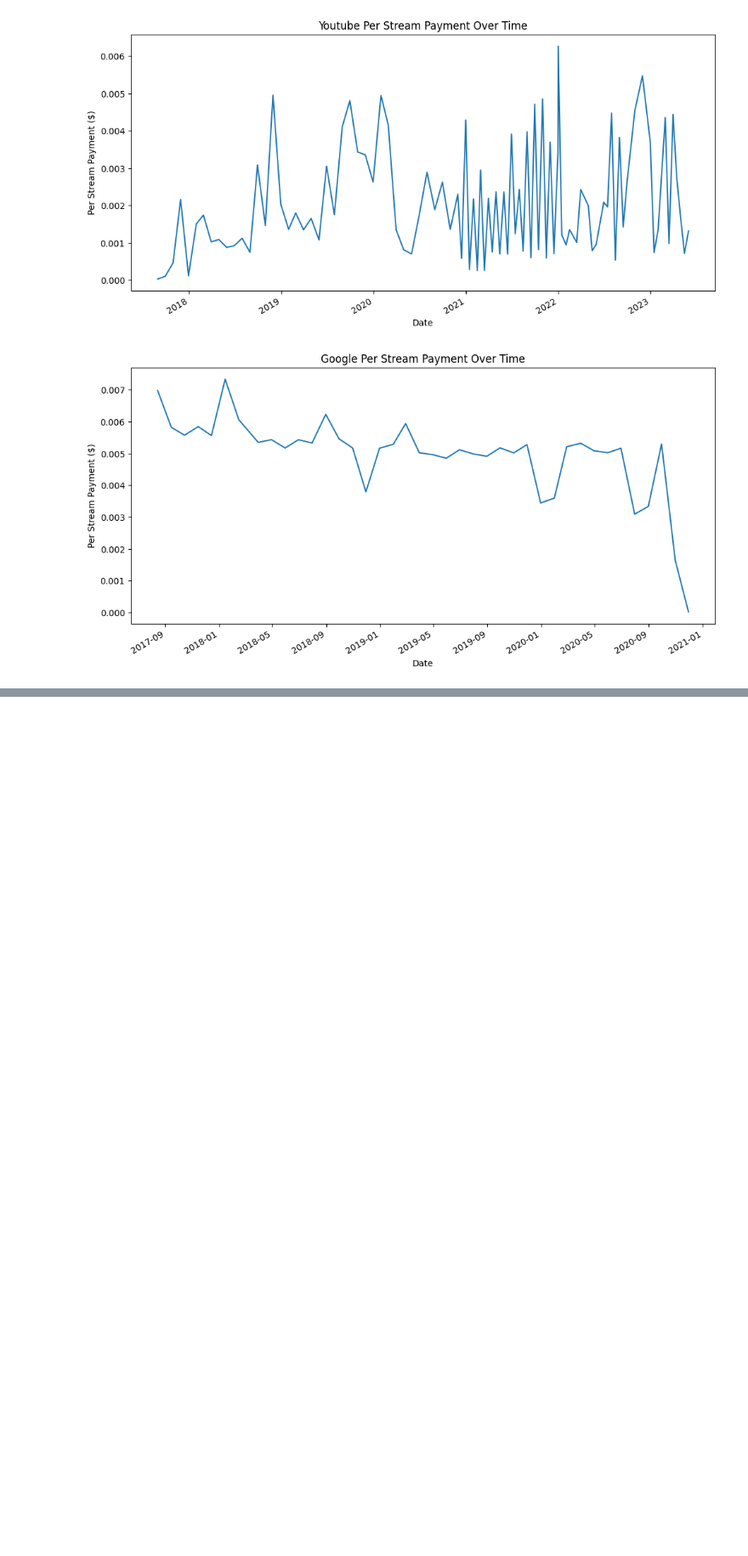
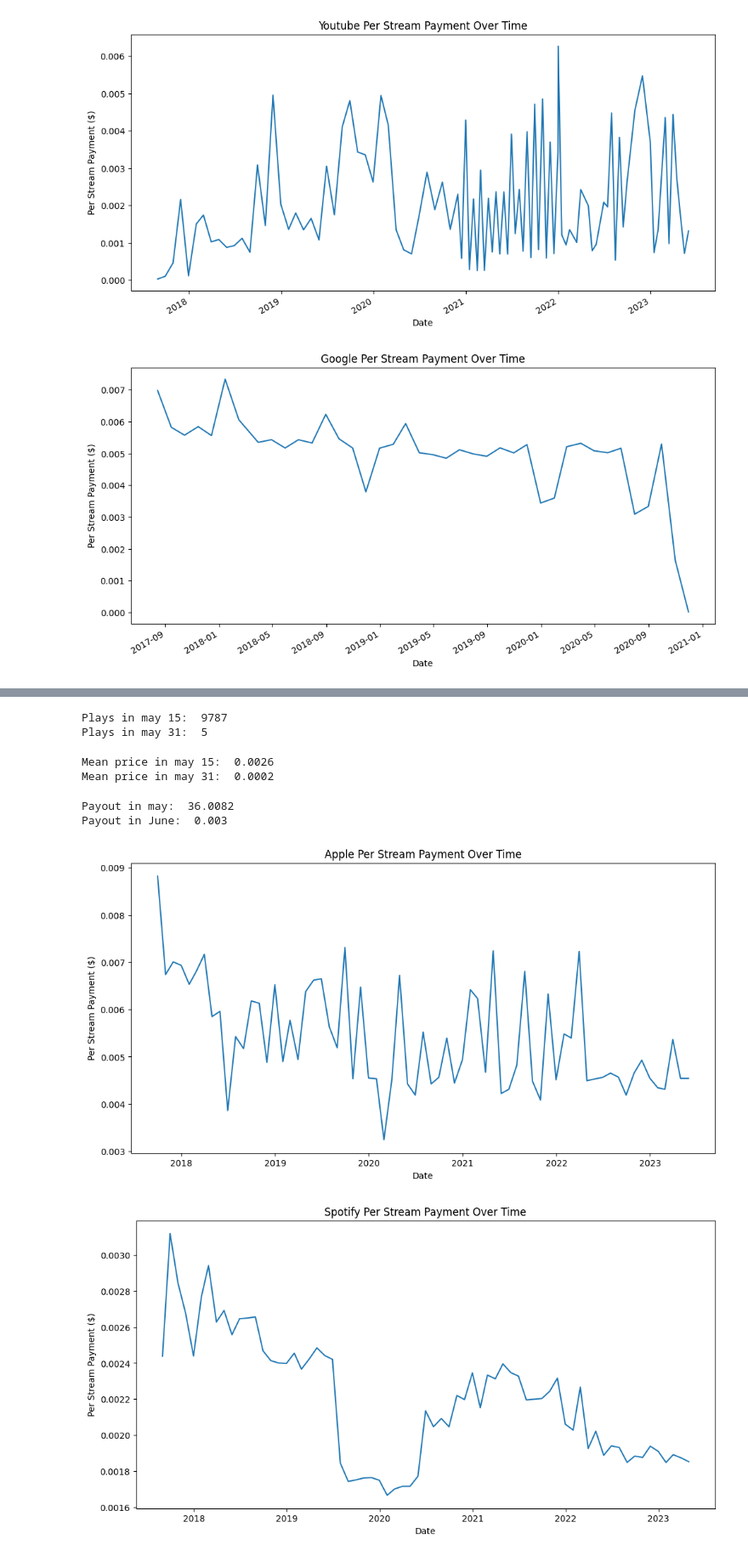
Before and after one commit to nolaneley/analysis_my_streaming_royalties, a Jupyter notebook: EDA.ipynb, the cells around one changed output, grey strips where cells are left out. Shown: that part at 85% size. Drawn from its saved outputs; the diff is of its cells as text; code cells hidden in the pictures; blank space fills up the shorter version.

```diff
--- a/EDA.ipynb
+++ b/EDA.ipynb
@@ -117,0 +146,35 @@ Name: Price, dtype: float64
+# %%
+print("Plays on May 15: ", sum(may15.Quantity))
+print("Plays on May 31: ", sum(may31.Quantity))
+# %% [output]
+Plays in may 15:  9787
+Plays in may 31:  5
+# %%
+import numpy as np
+print("Median price on May 15: ", round(np.median(may15.Price), 4))
+print("Median price on May 31: ", round(np.median(may31.Price), 4))
+# %% [output]
+Mean price in may 15:  0.0026
+Mean price in may 31:  0.0002
+# %%
+print("Payout on May 15: ", round(sum(may15.Subtotal), 4))
+print("Payout on May 31: ", round(sum(may31.Subtotal), 4))
+# %% [output]
+Payout in may:  36.0082
+Payout in June:  0.003
+# %%
+# Resample as monthly then replot the time-series data from above
+for partner in top_partners:
+    cur_df = df[df['Partner Name']==partner]
+    grouped_data = cur_df.groupby(pd.Grouper(freq='M'))
+    plt.figure(figsize=(12, 6))
+    #grouped_data.Price.median.plot()
+    plt.plot(grouped_data.Price.median())
+    #cur_df.groupby.Price.median().plot()
+    plt.title(partner + ' Per Stream Payment Over Time')
+    plt.xlabel('Date')
+    plt.ylabel('Per Stream Payment ($)')
+    plt.show()
+# %% [output]
+[figure, added]
+[figure, added]
```
Also changed, not shown: parts of 6 cells of this notebook.
